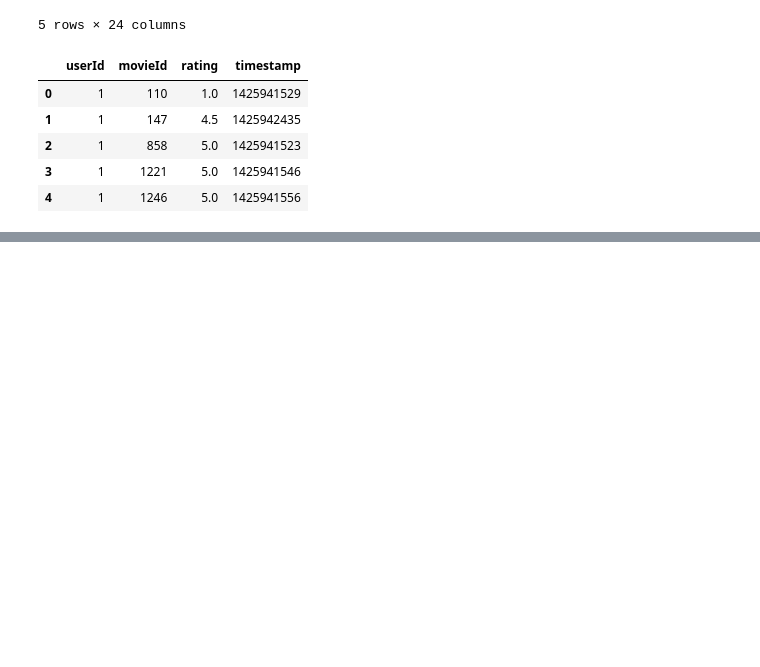
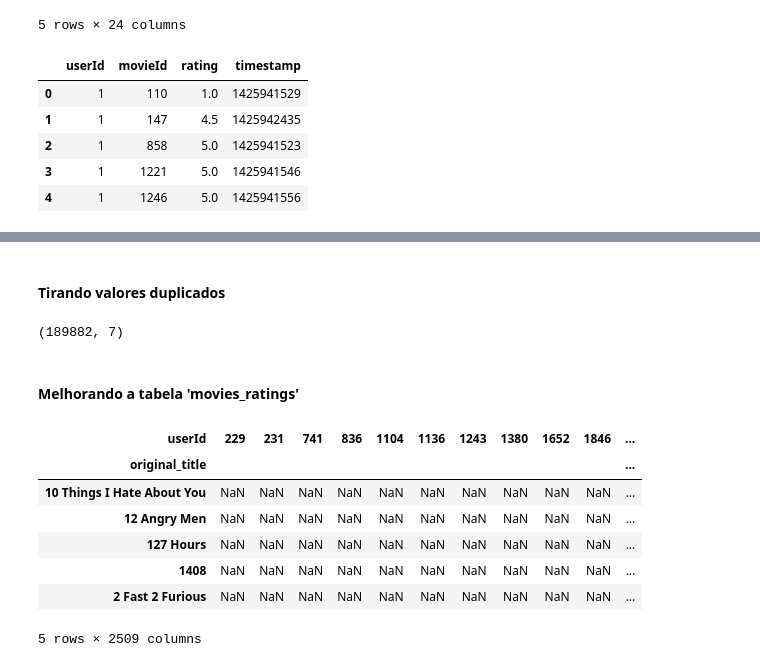
Before and after one commit to MarcelFeo/sistema_recomendacao_de_filmes, a Jupyter notebook: main.ipynb, the cells around one changed output, grey strips where cells are left out. Cells and saved outputs as stored; diff of their text form; code cells hidden in the pictures; blank space fills up the shorter version.

```diff
--- a/main.ipynb
+++ b/main.ipynb
@@ -30,0 +145,3 @@ ratings.head()
+# %%
+# Selecionando filmes somente com a linguagem 'en'
+movies = movies[movies['original_language'] == 'en']
@@ -30,0 +177,2 @@ ratings.head()
+# %%
+movies['id'] = movies['id'].astype(int)
@@ -30,0 +189,3 @@ ratings.head()
+# %%
+movies_ratings = ratings.merge(movies, left_on='movieId', right_on='id')
+movies_ratings.head()
@@ -30,0 +214,11 @@ ratings.head()
+# %% [markdown]
+#### Tirando valores duplicados
+# %%
+# Removendo valores duplicados para que não tenha o problema de um mesmo user avaliar o mesmo filme mais de uma vez
+movies_ratings.drop_duplicates(['userId', 'movieId'], inplace = True)
+# %%
+movies_ratings.shape
+# %% [output]
+(189882, 7)
+# %% [markdown]
+#### Melhorando a tabela 'movies_ratings'
@@ -30,0 +227,13 @@ ratings.head()
+# %%
+# Queremos que cada UserId seja uma variável com o respectivo valor de nota para cada filme avaliado
+movies_pivot = movies_ratings.pivot_table(columns='userId', index='original_title', values='vote_count')
+movies_pivot.head()
+# %% [output]
+| userId | 229 | 231 | 741 | 836 | 1104 | 1136 | 1243 | 1380 | 1652 | 1846 | ... |
+| original_title |  |  |  |  |  |  |  |  |  |  | ... |
+| 10 Things I Hate About You | NaN | NaN | NaN | NaN | NaN | NaN | NaN | NaN | NaN | NaN | ... |
+| 12 Angry Men | NaN | NaN | NaN | NaN | NaN | NaN | NaN | NaN | NaN | NaN | ... |
+| 127 Hours | NaN | NaN | NaN | NaN | NaN | NaN | NaN | NaN | NaN | NaN | ... |
+| 1408 | NaN | NaN | NaN | NaN | NaN | NaN | NaN | NaN | NaN | NaN | ... |
+| 2 Fast 2 Furious | NaN | NaN | NaN | NaN | NaN | NaN | NaN | NaN | NaN | NaN | ... |
+5 rows × 2509 columns
```
Also changed, not shown: parts of 29 cells of this notebook.
